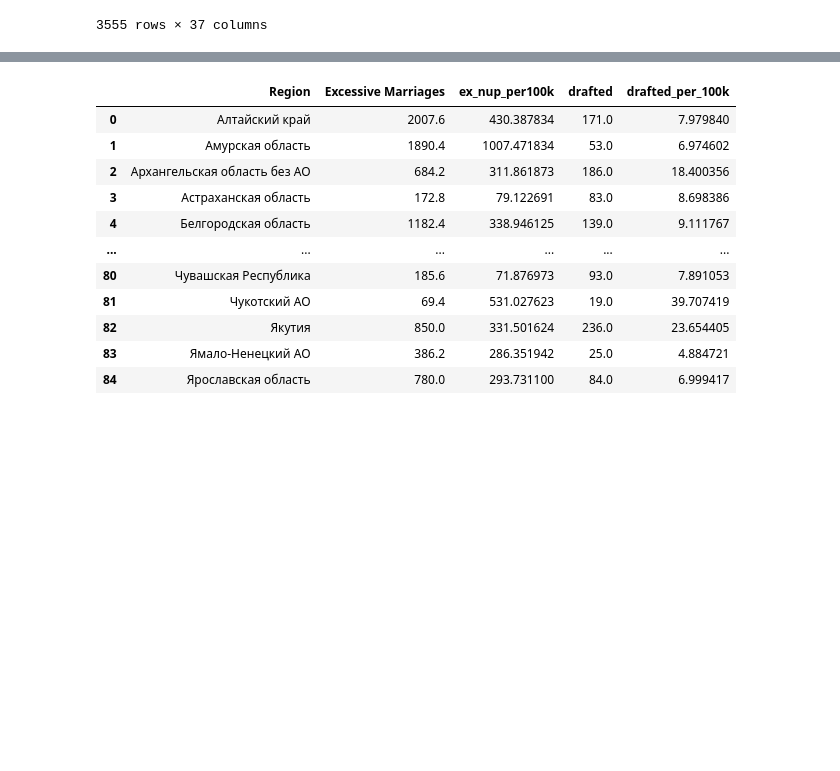
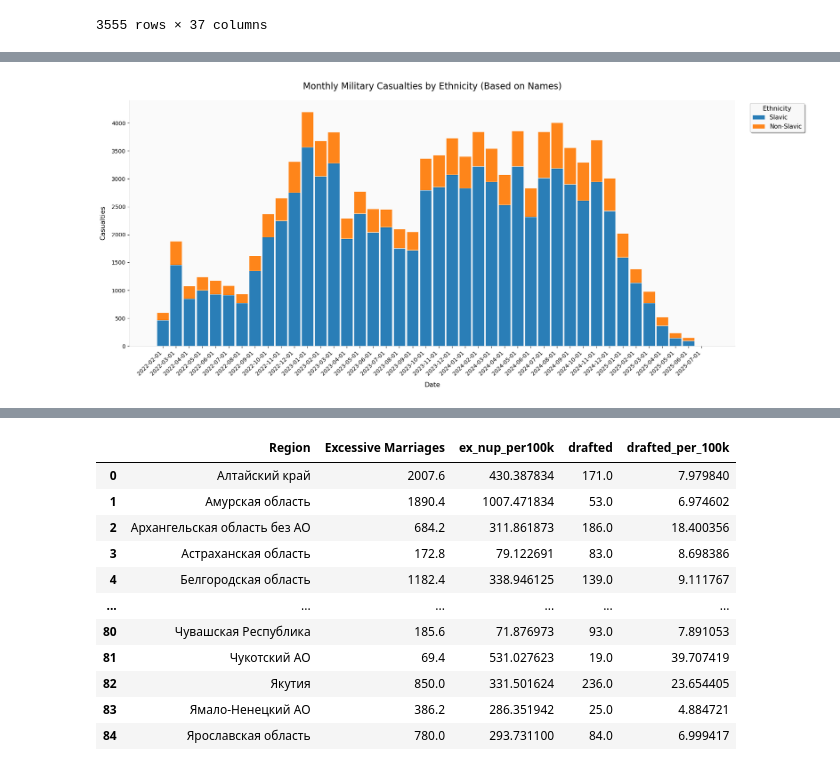
Before and after one commit to ahalian/Thesis, a Jupyter notebook: final/daily.ipynb, the cells around one changed output, grey strips where cells are left out. Saved outputs shown, nothing was run; the diff lists cells and outputs as text; code cells hidden in the pictures; blank space fills up the shorter version.

```diff
--- a/final/daily.ipynb
+++ b/final/daily.ipynb
@@ -176,0 +26,72 @@ Passing `palette` without assigning `hue` is deprecated and will be removed in v
+# %%
+data = df.groupby('Date')[['pmc', 'drafted', 'volunteers', 'prisoners', 'contract', 'slavic_name', 'non_slavic_name', 'total']].sum().reset_index()
+data['unknown'] = data['total'] - (data['pmc'] + data['contract'] + data['drafted'] + data['volunteers'] + data['prisoners'])
+# %%
+
+plt.figure(figsize=(18, 8))
+
+
+legend_names = {
+    'slavic_name': 'Slavic',
+    'non_slavic_name': 'Non-Slavic'
+}
+
+# Define branches and colors
+branches = ['slavic_name', 'non_slavic_name']
+colors = sns.color_palette("tab10", 2)
+
+# Plot stacked bars
+bottom = None
+for i, branch in enumerate(branches):
+    plt.bar(
+        data['Date'],
+        data[branch],
+        bottom=bottom,
+        label=legend_names[branch],
+        color=colors[i],
+        width=0.9,
+        edgecolor='white',
+        linewidth=0.5,
+        alpha=0.95
+    )
+    if bottom is None:
+        bottom = data[branch].values
+    else:
+        bottom += data[branch].values
+
+
+
+# Add styling elements
+plt.title('Monthly Military Casualties by Ethnicity (Based on Names)', fontsize=16, pad=20)
+plt.xlabel('Date', fontsize=12, labelpad=10)
+plt.ylabel('Casualties', fontsize=12, labelpad=10)
+
+plt.legend(
+    title='Ethnicity',
+    title_fontsize=12,
+    fontsize=11,
+    frameon=True,
+    shadow=True,
+    fancybox=True,
+    facecolor='#f8f8f8',
+    bbox_to_anchor=(1.02, 1),
+    loc='upper left'
+)
+
+plt.gca().spines['top'].set_visible(False)
+plt.gca().spines['right'].set_visible(False)
+plt.gca().spines['left'].set_color('#dddddd')
+plt.gca().spines['bottom'].set_color('#dddddd')
+
+# Format date labels
+plt.xticks(rotation=45, ha='right', fontsize=10)
+plt.yticks(fontsize=10)
+
+# Add light background
+plt.gca().set_facecolor('#fafafa')
+
+
+plt.tight_layout()
+plt.show()
+# %% [output]
+[figure, added]
```
Also changed, not shown: parts of 11 cells of this notebook, 4 other files.
